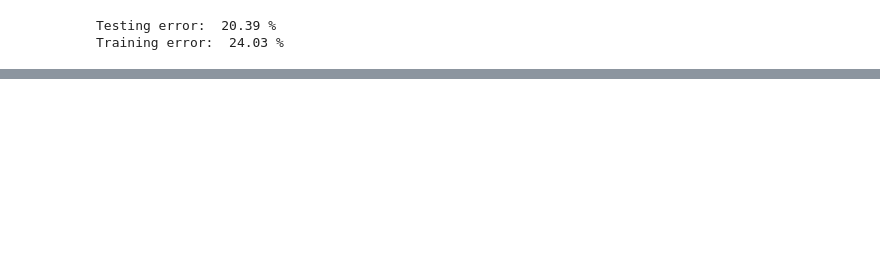
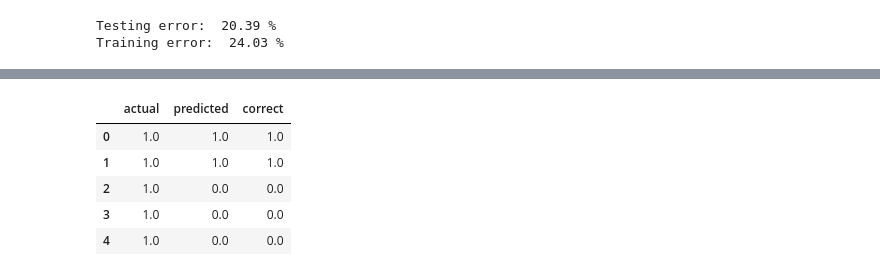
Before and after one commit to nicolet5/DiffCapAnalyzer, a Jupyter notebook: examples/ML.ipynb, the cells around one changed output, grey strips where cells are left out. Saved outputs shown, nothing was run; the diff lists cells and outputs as text; code cells hidden in the pictures; blank space fills up the shorter version.

```diff
--- a/examples/ML.ipynb
+++ b/examples/ML.ipynb
@@ -364,0 +237,10 @@ plt.show()
+# %%
+test_x = test[['ch_5','ch_7','dc_5']]
+test_df.head()
+# %% [output]
+|  | actual | predicted | correct |
+| 0 | 1.0 | 1.0 | 1.0 |
+| 1 | 1.0 | 1.0 | 1.0 |
+| 2 | 1.0 | 0.0 | 0.0 |
+| 3 | 1.0 | 0.0 | 0.0 |
+| 4 | 1.0 | 0.0 | 0.0 |
```
Also changed, not shown: parts of 30 cells of this notebook.
